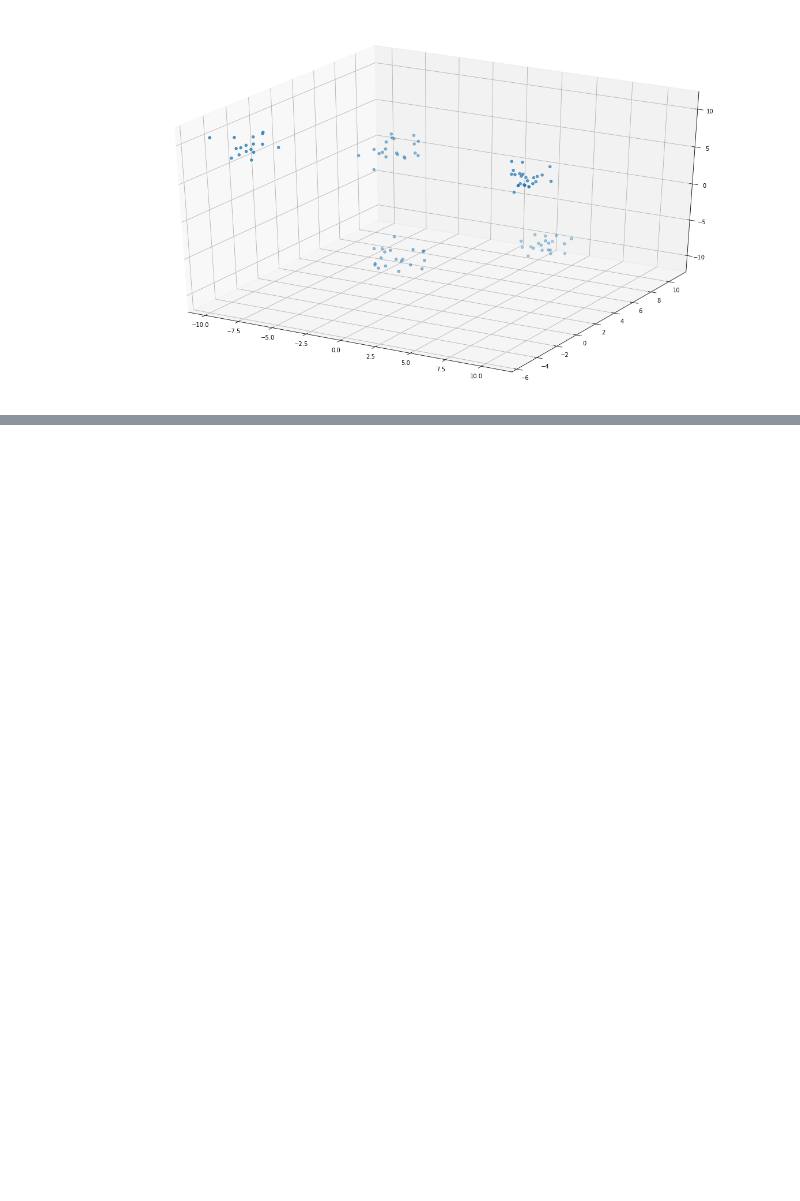
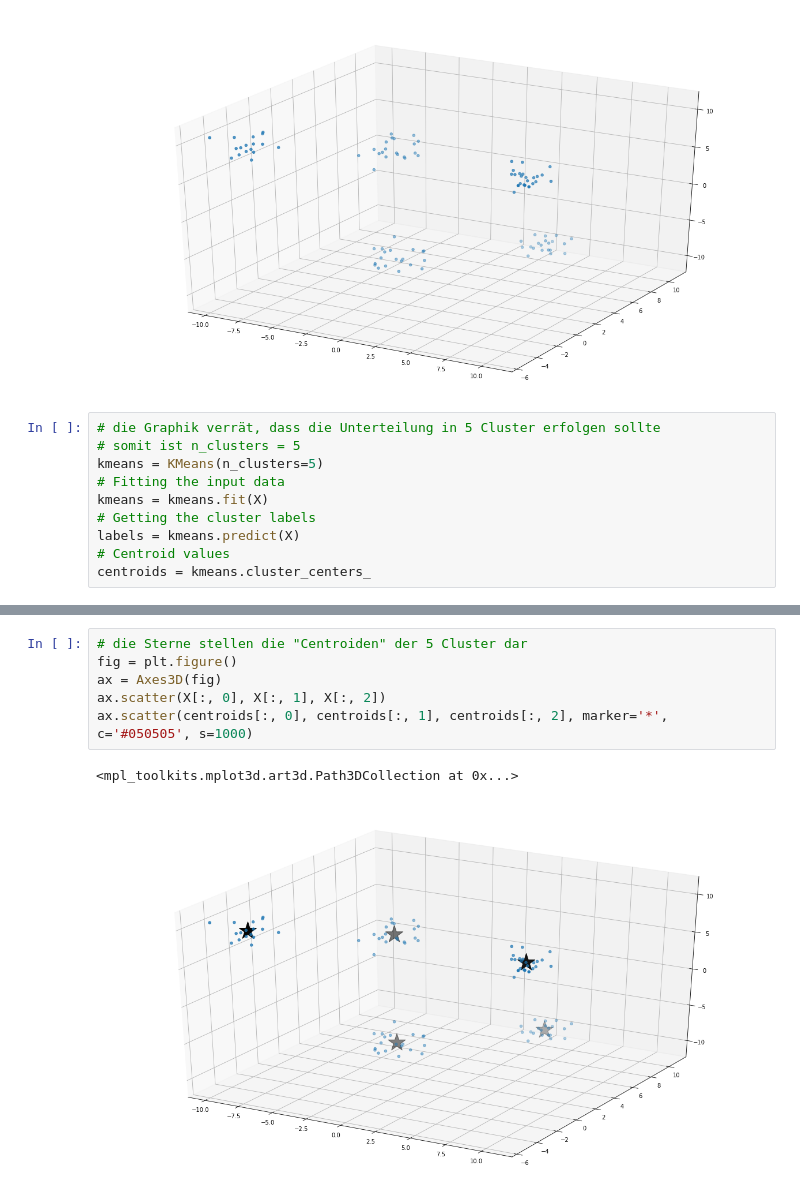
Before and after one commit to lieskpat/ex_clustering_12, a Jupyter notebook: lies_notebook_clustering.ipynb, the cells around one changed output, grey strips where cells are left out. Cells and saved outputs as stored; diff of their text form; blank space fills up the shorter version.

Commit message:
visualize centroids of clusters

```diff
--- a/lies_notebook_clustering.ipynb
+++ b/lies_notebook_clustering.ipynb
@@ -93,3 +84,13 @@ ax.scatter(X[:, 0], X[:, 1], X[:, 2])
 # %% [output]
 <mpl_toolkits.mplot3d.art3d.Path3DCollection at 0x...>
 [figure]
+# %%
+# die Graphik verrät, dass die Unterteilung in 5 Cluster erfolgen sollte
+# somit ist n_clusters = 5
+kmeans = KMeans(n_clusters=5)
+# Fitting the input data
+kmeans = kmeans.fit(X)
+# Getting the cluster labels
+labels = kmeans.predict(X)
+# Centroid values
+centroids = kmeans.cluster_centers_
@@ -95,0 +113,9 @@ ax.scatter(X[:, 0], X[:, 1], X[:, 2])
+# %%
+# die Sterne stellen die "Centroiden" der 5 Cluster dar
+fig = plt.figure()
+ax = Axes3D(fig)
+ax.scatter(X[:, 0], X[:, 1], X[:, 2])
+ax.scatter(centroids[:, 0], centroids[:, 1], centroids[:, 2], marker='*', c='#050505', s=1000)
+# %% [output]
+<mpl_toolkits.mplot3d.art3d.Path3DCollection at 0x...>
+[figure, added]
```
Also changed, not shown: parts of 3 cells of this notebook.
